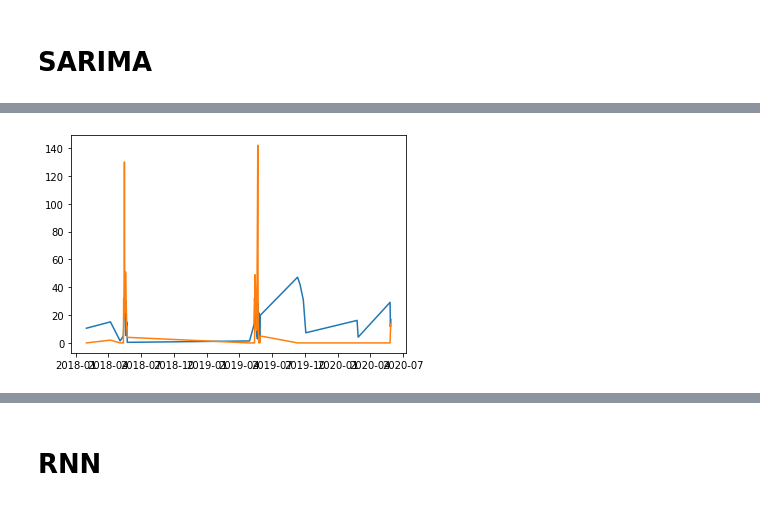
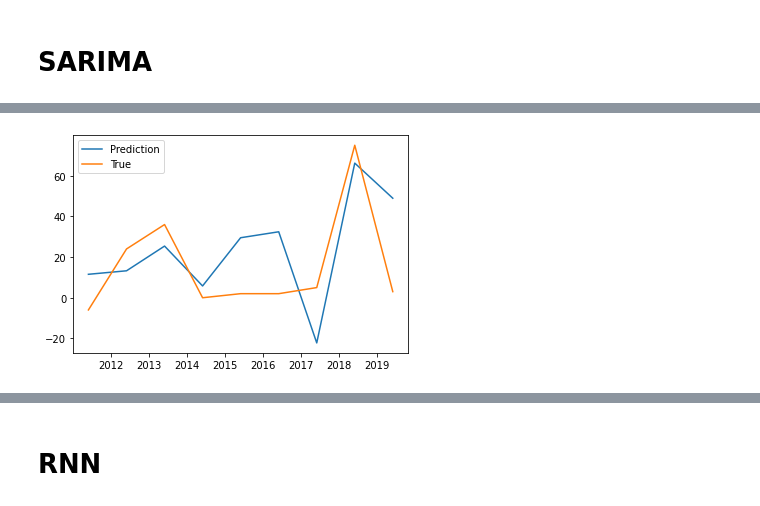
Before and after one commit to JeremyDel/himalaya-project, a Jupyter notebook: himalaya-project/Time_Series.ipynb, the cells around one changed output, grey strips where cells are left out. Drawn from its saved outputs; the diff is of its cells as text; code cells hidden in the pictures.

```diff
--- a/himalaya-project/Time_Series.ipynb
+++ b/himalaya-project/Time_Series.ipynb
@@ -221,0 +216,2 @@ plt.plot(df_ts.smtmembers)
+# %%
+ts_tr = df_tr.smtmembers_shift
@@ -231,17 +240,17 @@ result_add.plot();
 # %%
 import pmdarima as pm
 
-train = ts[:'2017']
-test = ts['2018':]
+train = ts_tr[:'2010']
+test = ts_tr['2011':]
 
-model = pm.auto_arima(train,
+sarima = pm.auto_arima(train,
                       start_p=0,
                       start_q=0,
                       test='adf',
-                      max_p=2,
-                      max_q=2,
+                      max_p=3,
+                      max_q=3,
                       m=12,
-                      d=0,
+                      d=None,
                       seasonal=True,
                       start_P=0,
                       D=1,
@@ -250,6 +259,6 @@ model = pm.auto_arima(train,
                       suppress_warnings=True,
                       stepwise=True)
 
-print(model.summary())
+print(sarima.summary())
 # %% [output]
 Performing stepwise search to minimize aic
@@ -260,8 +281,9 @@ KeyboardInterrupt:
 # %%
-ypred = model.predict(len(test))
+ypred = sarima.predict(len(test))
 
-plt.plot(pd.DataFrame(data = ypred, index = test.index, columns=['ypred']))
-plt.plot(test)
+plt.plot(pd.DataFrame(data = ypred, index = test.index, columns=['ypred']), label = 'Prediction')
+plt.plot(test, label= 'True')
+plt.legend()
 plt.show()
 # %% [output]
-[figure, old version]
+[figure, new version]
```
Also changed, not shown: parts of 45 cells of this notebook, 1 other file.
